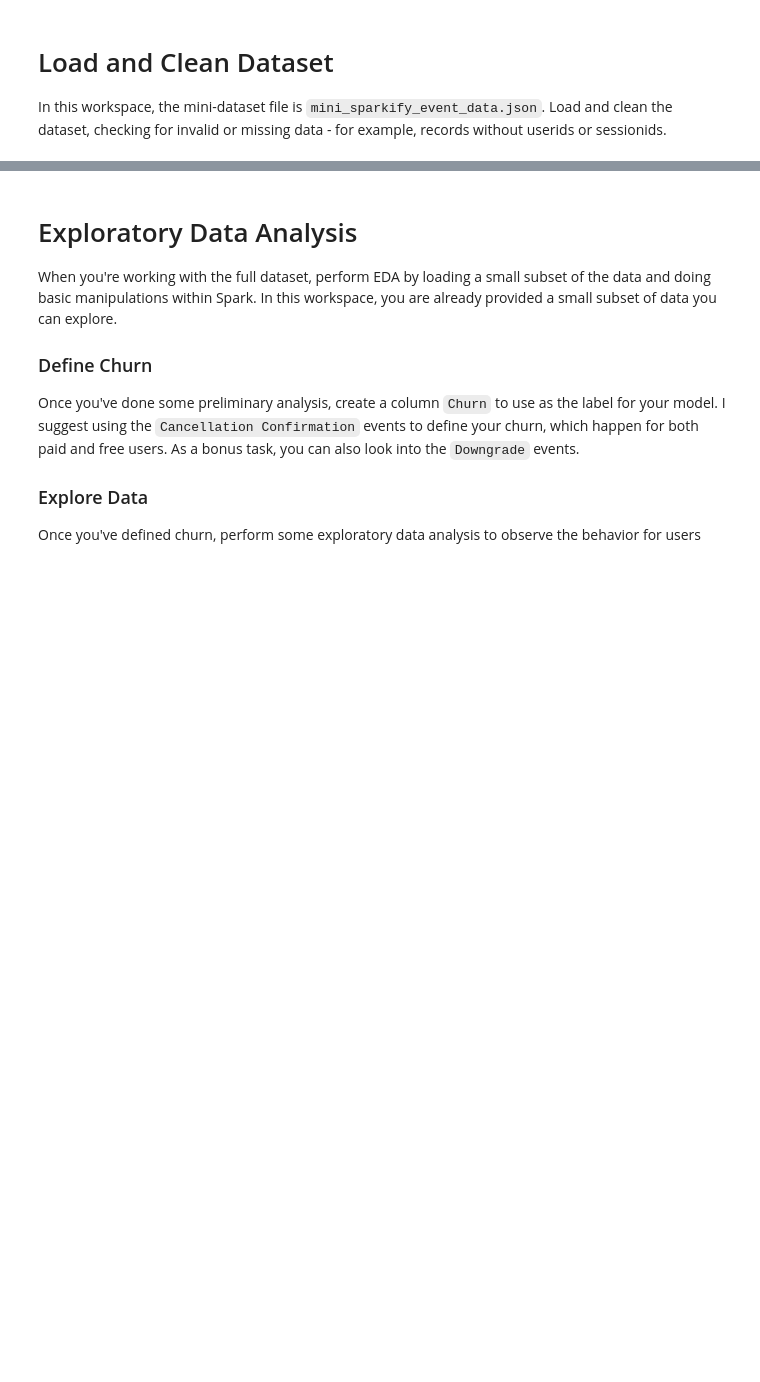
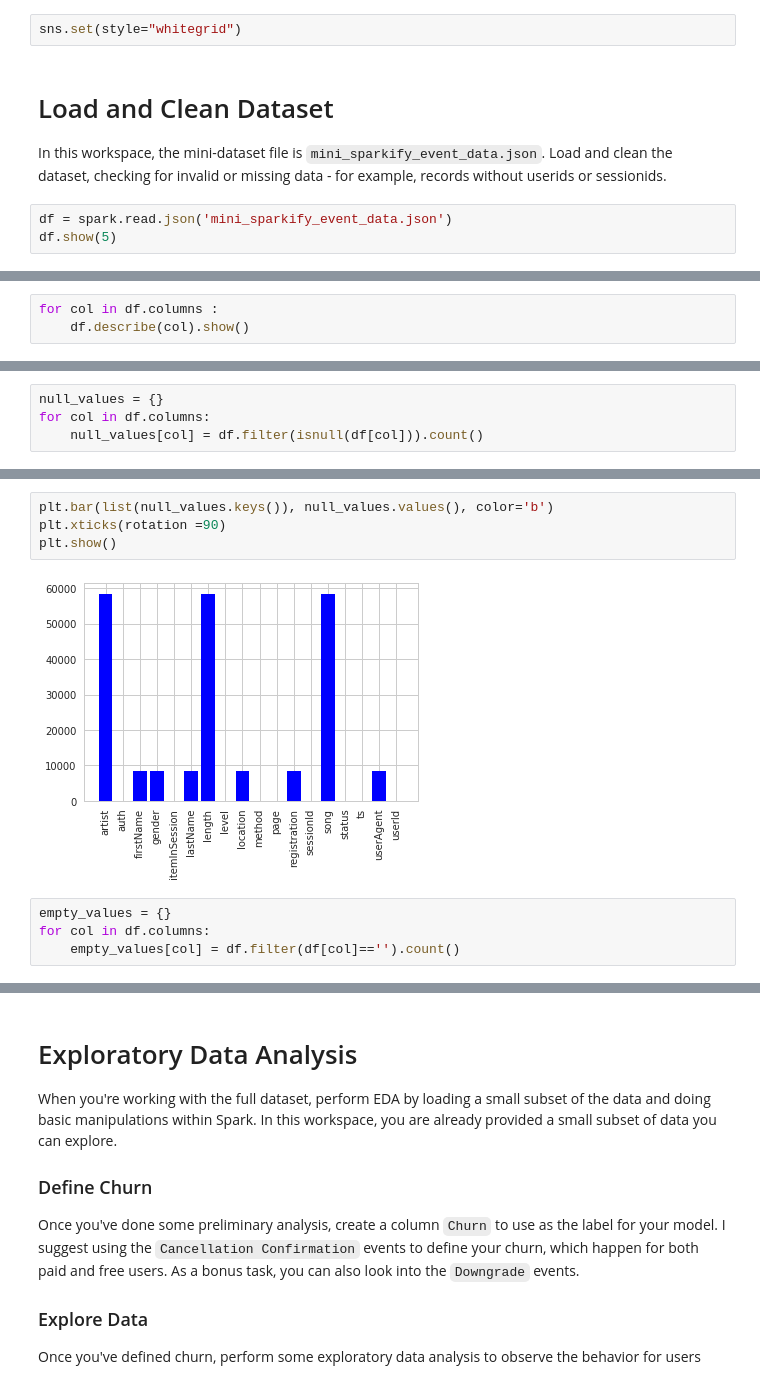
Before and after one commit to hider-toula/Sparkify, a Jupyter notebook: Sparkify.ipynb, the cells around one changed output, grey strips where cells are left out. Saved outputs shown, nothing was run; the diff lists cells and outputs as text; blank space fills up the shorter version.

```diff
--- a/Sparkify.ipynb
+++ b/Sparkify.ipynb
@@ -39,3 +38,8 @@ from pyspark.ml.tuning import CrossValidator, ParamGridBuilder
+# %%
+sns.set(style="whitegrid")
 # %% [markdown]
 # Load and Clean Dataset
 In this workspace, the mini-dataset file is `mini_sparkify_event_data.json`. Load and clean the dataset, checking for invalid or missing data - for example, records without userids or sessionids.
+# %%
+df = spark.read.json('mini_sparkify_event_data.json')
+df.show(5)
@@ -41,0 +81,3 @@ In this workspace, the mini-dataset file is `mini_sparkify_event_data.json`. Loa
+# %%
+for col in df.columns :
+    df.describe(col).show()
@@ -41,0 +104,4 @@ In this workspace, the mini-dataset file is `mini_sparkify_event_data.json`. Loa
+# %%
+null_values = {}
+for col in df.columns:
+    null_values[col] = df.filter(isnull(df[col])).count()
@@ -41,0 +129,10 @@ In this workspace, the mini-dataset file is `mini_sparkify_event_data.json`. Loa
+# %%
+plt.bar(list(null_values.keys()), null_values.values(), color='b')
+plt.xticks(rotation =90)
+plt.show()
+# %% [output]
+[figure, added]
+# %%
+empty_values = {}
+for col in df.columns:
+    empty_values[col] = df.filter(df[col]=='').count()
```
Also changed, not shown: parts of 117 cells of this notebook, 1 other file.
